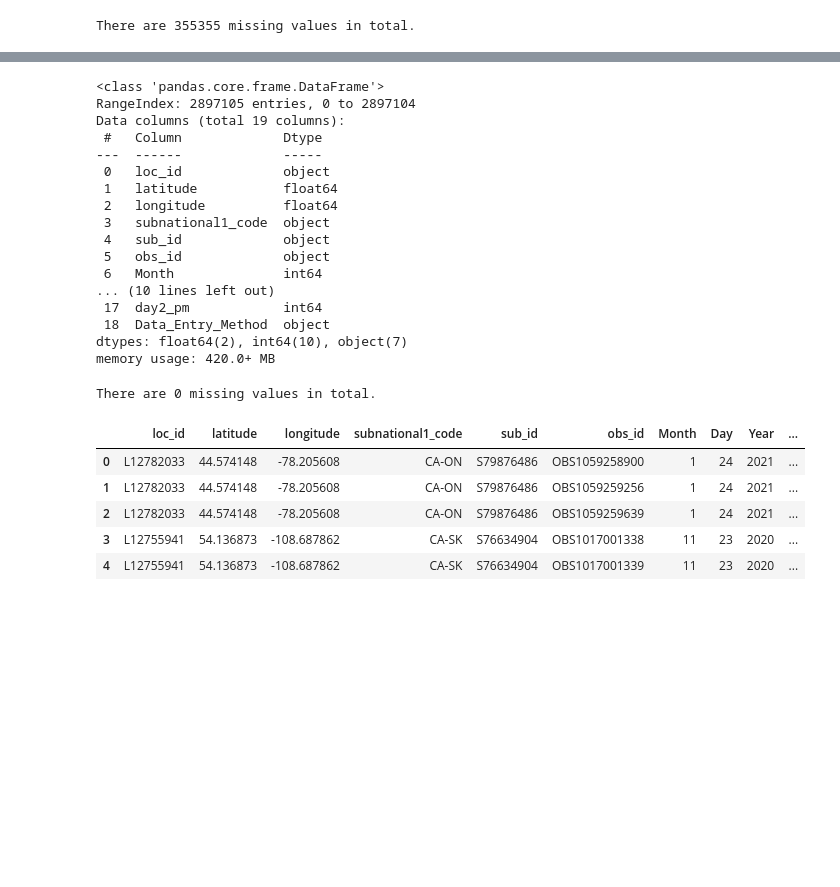
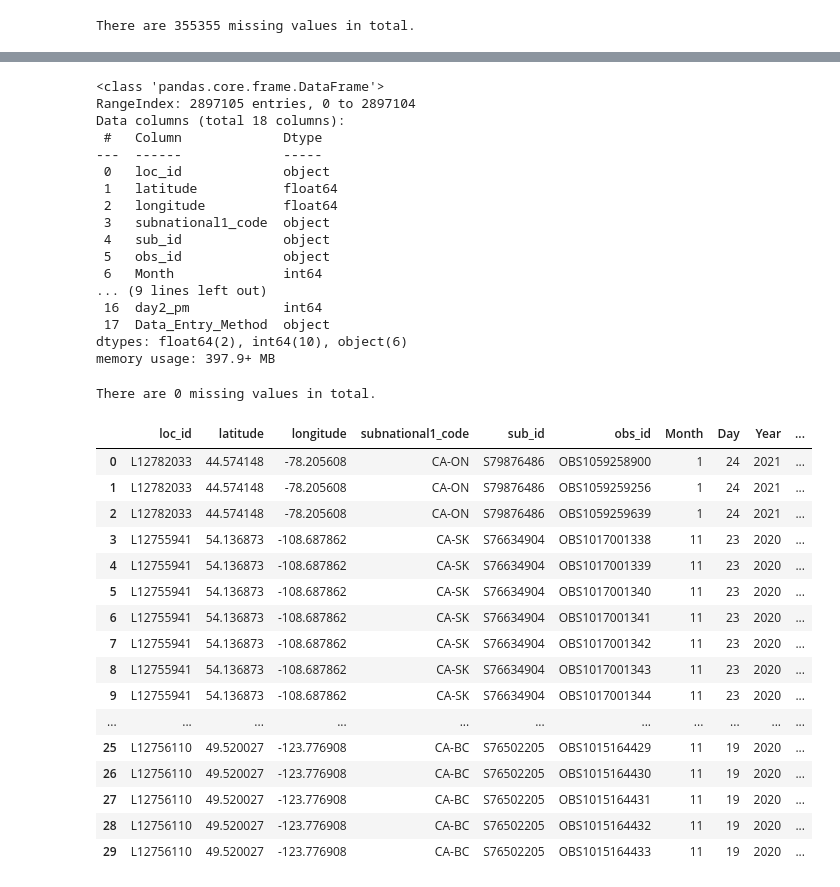
Before and after one commit to randyfrench/bird-project-feederwatch, a Jupyter notebook: project_feederwatch.ipynb, the cells around one changed output, grey strips where cells are left out. Drawn from its saved outputs; the diff is of its cells as text; code cells hidden in the pictures; blank space fills up the shorter version.

```diff
--- a/project_feederwatch.ipynb
+++ b/project_feederwatch.ipynb
@@ -104,15 +104,15 @@ Dataframe head:
 # want to get from this data, I will delete those columns: entry_technique, effort_hrs_atleast and
 # snow_dep_atleast
 # %%
-# drop colmns not needed
-df = df.drop(columns=['entry_technique', 'effort_hrs_atleast', 'snow_dep_atleast'])
+# drop columns not needed, dropped some more, still looking if I can drop more
+df = df.drop(columns=['entry_technique','PROJ_PERIOD_ID','effort_hrs_atleast', 'snow_dep_atleast'])
 # %%
 # take a look at our df again without those columns
 df.info()
 # %% [output]
 <class 'pandas.core.frame.DataFrame'>
 RangeIndex: 2897105 entries, 0 to 2897104
-Data columns (total 19 columns):
+Data columns (total 18 columns):
  #   Column             Dtype
 ---  ------             -----
  0   loc_id             object
@@ -122,25 +122,37 @@ Data columns (total 19 columns):
  4   sub_id             object
  5   obs_id             object
  6   Month              int64
-... (10 lines left out)
- 17  day2_pm            int64
- 18  Data_Entry_Method  object
-dtypes: float64(2), int64(10), object(7)
-memory usage: 420.0+ MB
+... (9 lines left out)
+ 16  day2_pm            int64
+ 17  Data_Entry_Method  object
+dtypes: float64(2), int64(10), object(6)
+memory usage: 397.9+ MB
 # %%
 # check for missing values
 print('There are %d missing values in total.' % df.isna().sum().sum())
 # %% [output]
 There are 0 missing values in total.
 # %%
-df.head()
+# take a look at how the df is shaping up
+df.head(30)
 # %% [output]
 |  | loc_id | latitude | longitude | subnational1_code | sub_id | obs_id | Month | Day | Year | ... |
 | 0 | L12782033 | 44.574148 | -78.205608 | CA-ON | S79876486 | OBS1059258900 | 1 | 24 | 2021 | ... |
 | 1 | L12782033 | 44.574148 | -78.205608 | CA-ON | S79876486 | OBS1059259256 | 1 | 24 | 2021 | ... |
 | 2 | L12782033 | 44.574148 | -78.205608 | CA-ON | S79876486 | OBS1059259639 | 1 | 24 | 2021 | ... |
 | 3 | L12755941 | 54.136873 | -108.687862 | CA-SK | S76634904 | OBS1017001338 | 11 | 23 | 2020 | ... |
 | 4 | L12755941 | 54.136873 | -108.687862 | CA-SK | S76634904 | OBS1017001339 | 11 | 23 | 2020 | ... |
+| 5 | L12755941 | 54.136873 | -108.687862 | CA-SK | S76634904 | OBS1017001340 | 11 | 23 | 2020 | ... |
+| 6 | L12755941 | 54.136873 | -108.687862 | CA-SK | S76634904 | OBS1017001341 | 11 | 23 | 2020 | ... |
+| 7 | L12755941 | 54.136873 | -108.687862 | CA-SK | S76634904 | OBS1017001342 | 11 | 23 | 2020 | ... |
+| 8 | L12755941 | 54.136873 | -108.687862 | CA-SK | S76634904 | OBS1017001343 | 11 | 23 | 2020 | ... |
+| 9 | L12755941 | 54.136873 | -108.687862 | CA-SK | S76634904 | OBS1017001344 | 11 | 23 | 2020 | ... |
+| ... | ... | ... | ... | ... | ... | ... | ... | ... | ... | ... |
+| 25 | L12756110 | 49.520027 | -123.776908 | CA-BC | S76502205 | OBS1015164429 | 11 | 19 | 2020 | ... |
+| 26 | L12756110 | 49.520027 | -123.776908 | CA-BC | S76502205 | OBS1015164430 | 11 | 19 | 2020 | ... |
+| 27 | L12756110 | 49.520027 | -123.776908 | CA-BC | S76502205 | OBS1015164431 | 11 | 19 | 2020 | ... |
+| 28 | L12756110 | 49.520027 | -123.776908 | CA-BC | S76502205 | OBS1015164432 | 11 | 19 | 2020 | ... |
+| 29 | L12756110 | 49.520027 | -123.776908 | CA-BC | S76502205 | OBS1015164433 | 11 | 19 | 2020 | ... |
 # %%
 # setting a function to split the data to use in a wrangle.py file
 # splitting the df to build models to test
```
Also changed, not shown: 1 other file.
